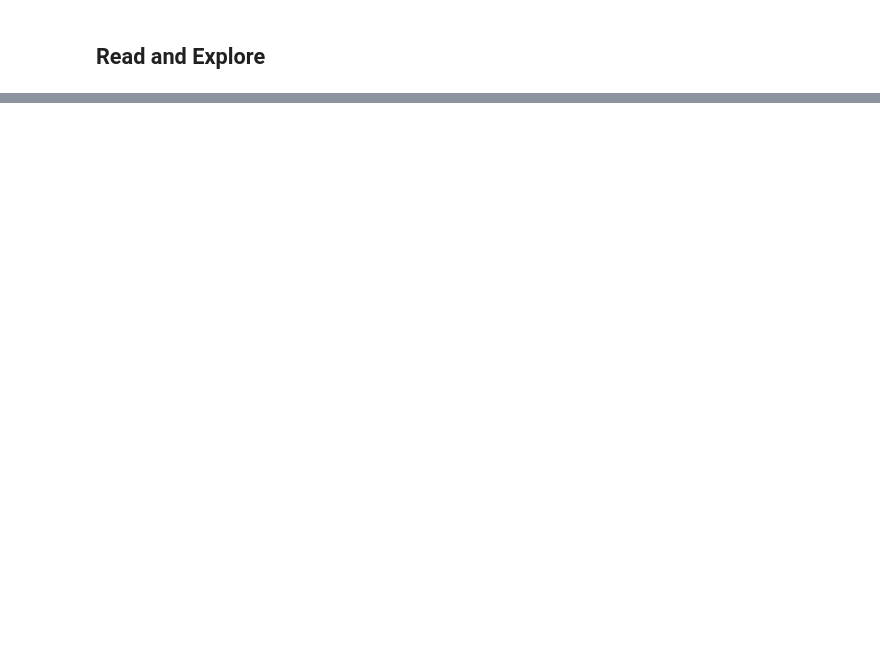
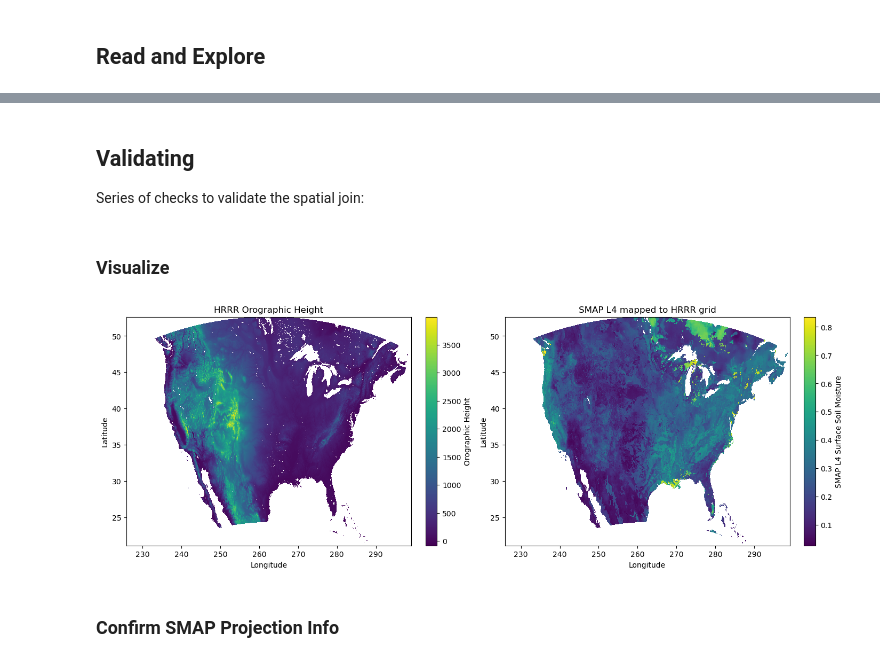
Before and after one commit to openwfm/ml_fmda, a Jupyter notebook: docs/retrieve_smapL4_tutorial.ipynb, the cells around one changed output, grey strips where cells are left out. Saved outputs shown, nothing was run; the diff lists cells and outputs as text; code cells hidden in the pictures; blank space fills up the shorter version.

```diff
--- a/docs/retrieve_smapL4_tutorial.ipynb
+++ b/docs/retrieve_smapL4_tutorial.ipynb
@@ -100,0 +147,3 @@ plt.show()
+# %%
+# Retrieve a HRRR forcast
+hrrr = herbie.Herbie(date="2025-01-01 00:00:00", model="hrrr", product="prs")
@@ -100,0 +152,3 @@ plt.show()
+# %%
+# Get terrain fields
+ds = hrrr.xarray("(?:HGT|LAND):surface")
@@ -100,0 +218,12 @@ plt.show()
+# %%
+sm_surface = masked_data[j, i]
+
+ds["sm_surface"] = xr.DataArray(
+    sm_surface,
+    dims=("y", "x"),
+    coords={"y": ds["y"], "x": ds["x"]},
+    attrs={
+        "long_name": "SMAP L4 surface soil moisture",
+        "source": "SMAP L4 nearest-cell assignment (no interpolation)",
+    },
+)
@@ -100,0 +241,39 @@ plt.show()
+# %% [markdown]
+## Validating
+
+Series of checks to validate the spatial join:
+# %% [markdown]
+### Visualize
+# %%
+fig, axes = plt.subplots(1, 2, figsize=(14, 5), constrained_layout=True)
+
+# HRRR Orographic Height, mask out by lsm
+ds["orog"] = ds.orog.where(ds.lsm > 0)
+pcm0 = axes[0].pcolormesh(
+    ds["longitude"],
+    ds["latitude"],
+    ds["orog"],
+    shading="nearest"
+)
+fig.colorbar(pcm0, ax=axes[0], label="Orographic Height")
+axes[0].set_xlabel("Longitude")
+axes[0].set_ylabel("Latitude")
+axes[0].set_title("HRRR Orographic Height")
+
+# SMAP mapped to HRRR grid
+pcm1 = axes[1].pcolormesh(
+    ds["longitude"],
+    ds["latitude"],
+    ds["sm_surface"],
+    shading="nearest"
+)
+fig.colorbar(pcm1, ax=axes[1], label="SMAP L4 Surface Soil Moisture")
+axes[1].set_xlabel("Longitude")
+axes[1].set_ylabel("Latitude")
+axes[1].set_title("SMAP L4 mapped to HRRR grid")
+
+plt.show()
+# %% [output]
+[figure, added]
+# %% [markdown]
+### Confirm SMAP Projection Info
```
Also changed, not shown: parts of 23 cells of this notebook.
